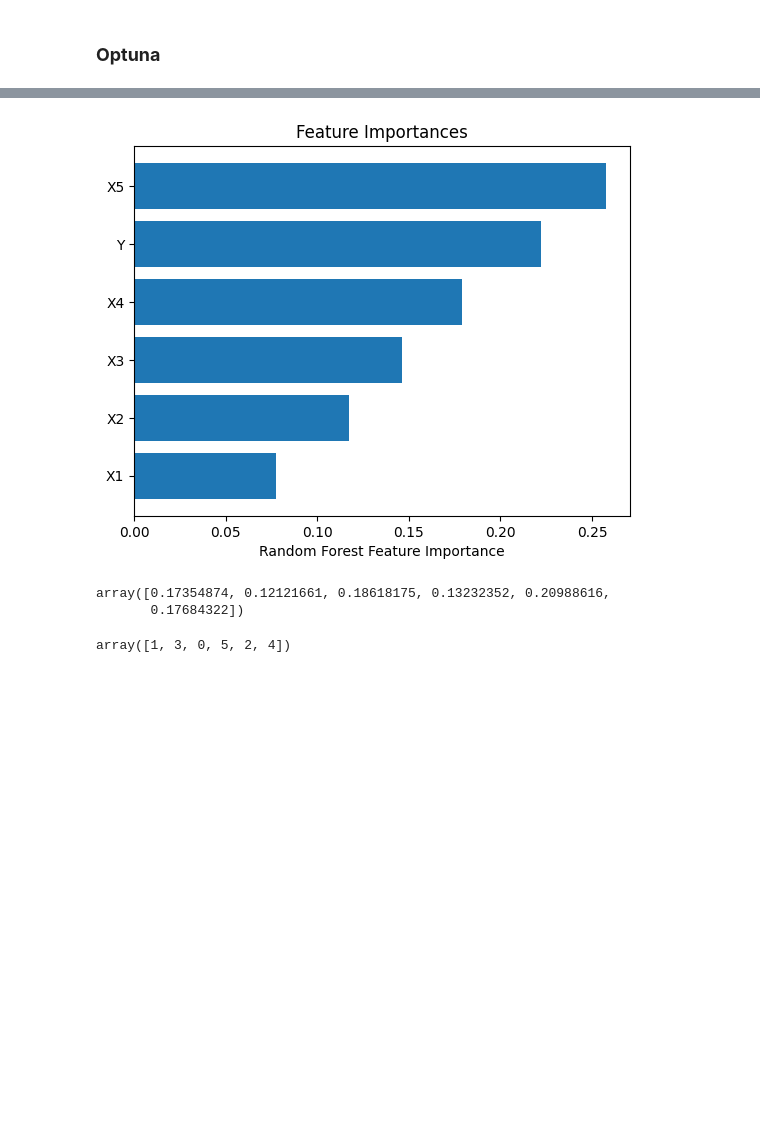
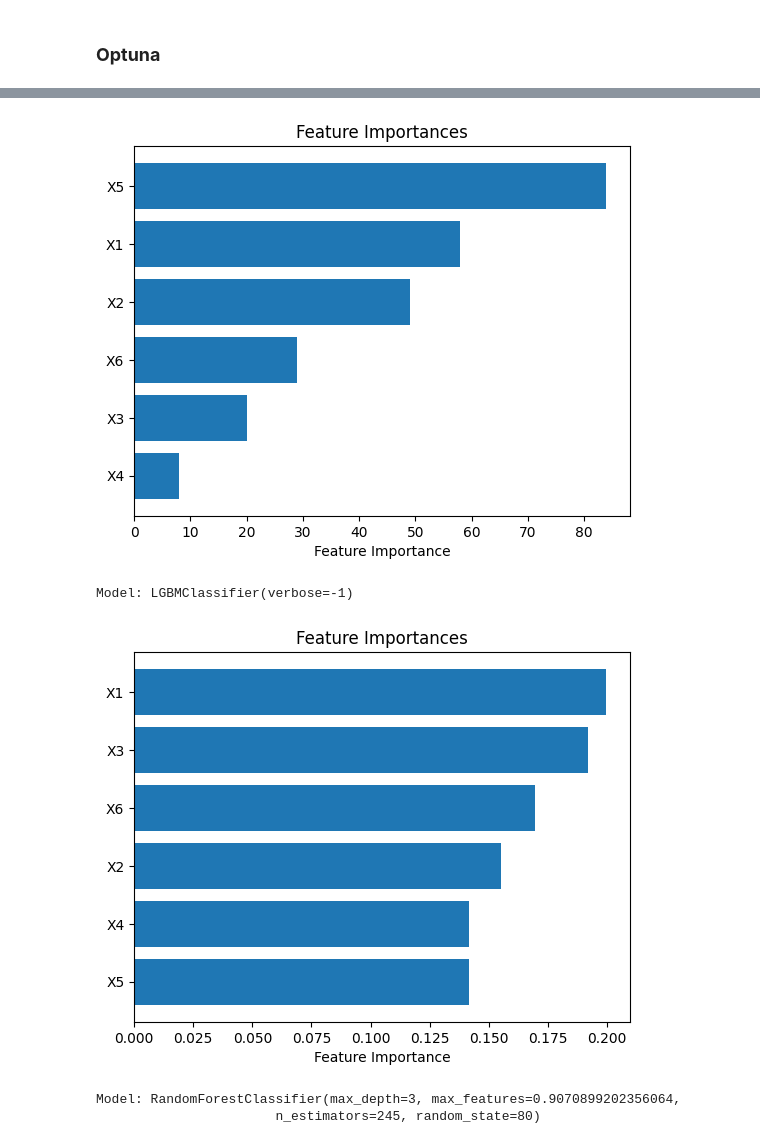
Before and after one commit to kuzhuppillil/LNsKeGUUsUTE43vc, a Jupyter notebook: Happy_Customer_.ipynb, the cells around one changed output, grey strips where cells are left out. Drawn from its saved outputs; the diff is of its cells as text; code cells hidden in the pictures; blank space fills up the shorter version.

```diff
--- a/Happy_Customer_.ipynb
+++ b/Happy_Customer_.ipynb
@@ -695,0 +625,10 @@ weighted avg       0.31      0.32      0.31        22
+# %%
+#refitting using parameter and best hyper parameters
+refit_X_train, refit_X_test, refit_y_train, refit_y_test = X.iloc[best_train_idx], X.iloc[best_test_idx], y[best_train_idx], y[best_test_idx]
+rf_model.fit(refit_X_train, refit_y_train)
+refit_y_pred = rf_model.predict(refit_X_test)
+refit_score = accuracy_score(refit_y_test, refit_y_pred)
+
+
+print("Improved RF accuracy from refitted model:", refit_score*100,"%")
+print("\nClassification Report: \n", classification_report(refit_y_test,refit_y_pred))
@@ -695,0 +647,11 @@ weighted avg       0.31      0.32      0.31        22
+# %%
+#LGBM traning and score without hyperparameter tuning and rs 100
+X_train, X_test, y_train, y_test = train_test_split(X, y, test_size = 0.2, random_state=100 )
+lgbm_model = LGBMClassifier(verbose = -1)
+lgbm_model.fit(X_train, y_train)
+y_pred = lgbm_model.predict(X_test)
+acc = accuracy_score(y_test, y_pred)
+
+
+print("lgbm accuracy:", acc*100,"%")
+print("\nClassification Report: \n", classification_report(refit_y_test,refit_y_pred))
@@ -696,19 +680,19 @@ weighted avg       0.31      0.32      0.31        22
 # %%
-importances = rf_model.feature_importances_
-idxs = np.argsort(importances)
-plt.title('Feature Importances')
-plt.barh(range(len(idxs)), importances[idxs], align='center')
-plt.yticks(range(len(idxs)), [df.columns[i] for i in idxs])
-plt.xlabel('Random Forest Feature Importance')
-plt.show()
+fm_models = [lgbm_model,rf_model]
+
+for selected_model in fm_models:
+
+  importances = selected_model.feature_importances_
+  idxs = np.argsort(importances)
+  plt.title('Feature Importances')
+  plt.barh(range(len(idxs)), importances[idxs], align='center')
+  plt.yticks(range(len(idxs)), [X.columns[i] for i in idxs])
+  plt.xlabel('Feature Importance')
+  plt.show()
+  print("Model:",selected_model,"\n\n")
 # %% [output]
-[figure, old version]
+[figure, new version]
+Model: LGBMClassifier(verbose=-1)
+[figure, added]
+Model: RandomForestClassifier(max_depth=3, max_features=0.9070899202356064,
+                       n_estimators=245, random_state=80)
-# %%
-importances
-# %% [output]
-array([0.17354874, 0.12121661, 0.18618175, 0.13232352, 0.20988616,
-       0.17684322])
-# %%
-idxs
-# %% [output]
-array([1, 3, 0, 5, 2, 4])
```
Also changed, not shown: parts of 46 cells of this notebook.
